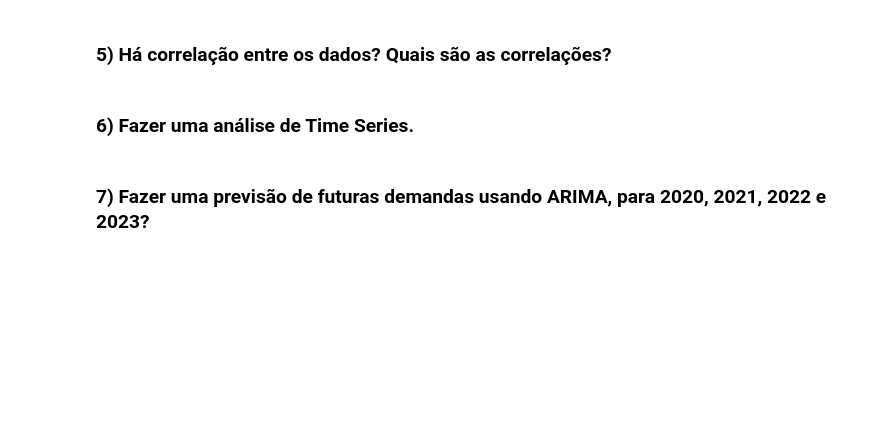
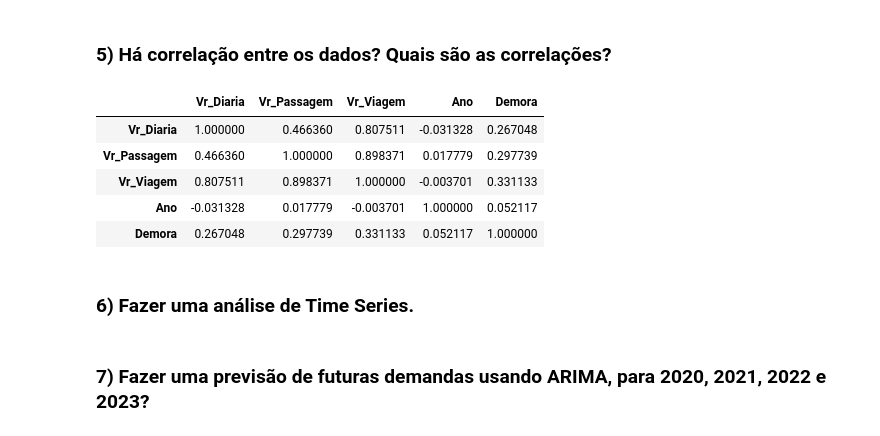
Before and after one commit to PedroSouzaDS/Traveling-Costs-Issue, a Jupyter notebook: Exploring_analysis/Análise_exploratoria.ipynb, the cells around one changed output. Cells and saved outputs as stored; diff of their text form; code cells hidden in the pictures; blank space fills up the shorter version.

```diff
--- a/Exploring_analysis/Análise_exploratoria.ipynb
+++ b/Exploring_analysis/Análise_exploratoria.ipynb
@@ -508,5 +713,14 @@ df_melt.head()
 # %% [markdown]
 ### 5) Há correlação entre os dados? Quais são as correlações?
+# %%
+df.corr()
+# %% [output]
+|  | Vr_Diaria | Vr_Passagem | Vr_Viagem | Ano | Demora |
+| Vr_Diaria | 1.000000 | 0.466360 | 0.807511 | -0.031328 | 0.267048 |
+| Vr_Passagem | 0.466360 | 1.000000 | 0.898371 | 0.017779 | 0.297739 |
+| Vr_Viagem | 0.807511 | 0.898371 | 1.000000 | -0.003701 | 0.331133 |
+| Ano | -0.031328 | 0.017779 | -0.003701 | 1.000000 | 0.052117 |
+| Demora | 0.267048 | 0.297739 | 0.331133 | 0.052117 | 1.000000 |
 # %% [markdown]
 ### 6) Fazer uma análise de Time Series.
 # %% [markdown]
```
Also changed, not shown: parts of 39 cells of this notebook.
